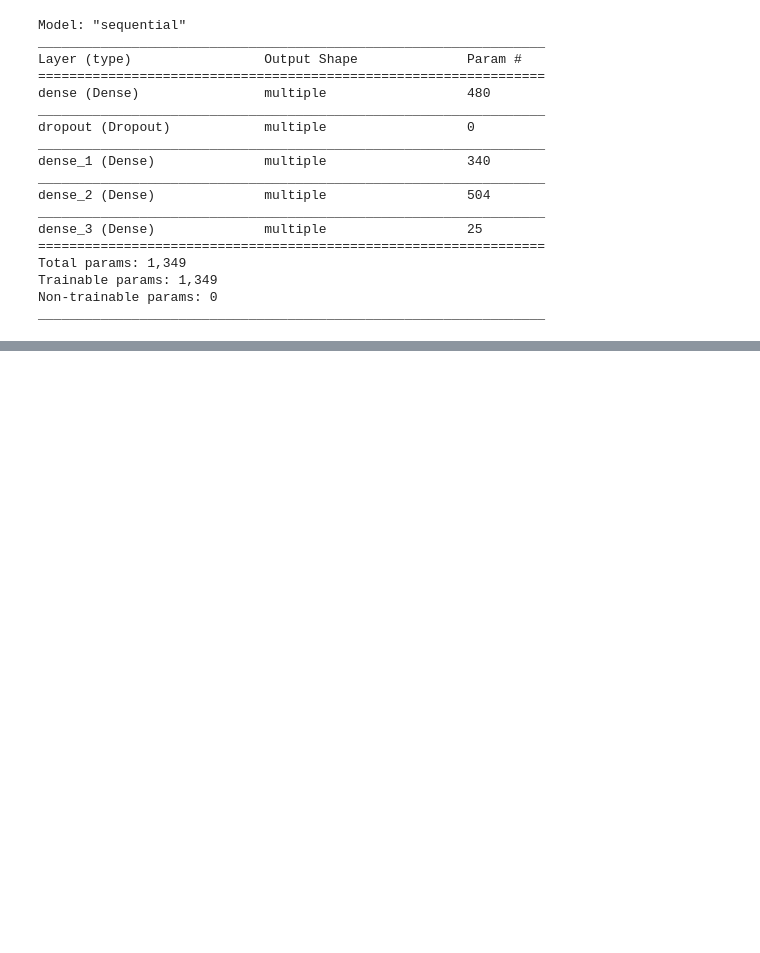
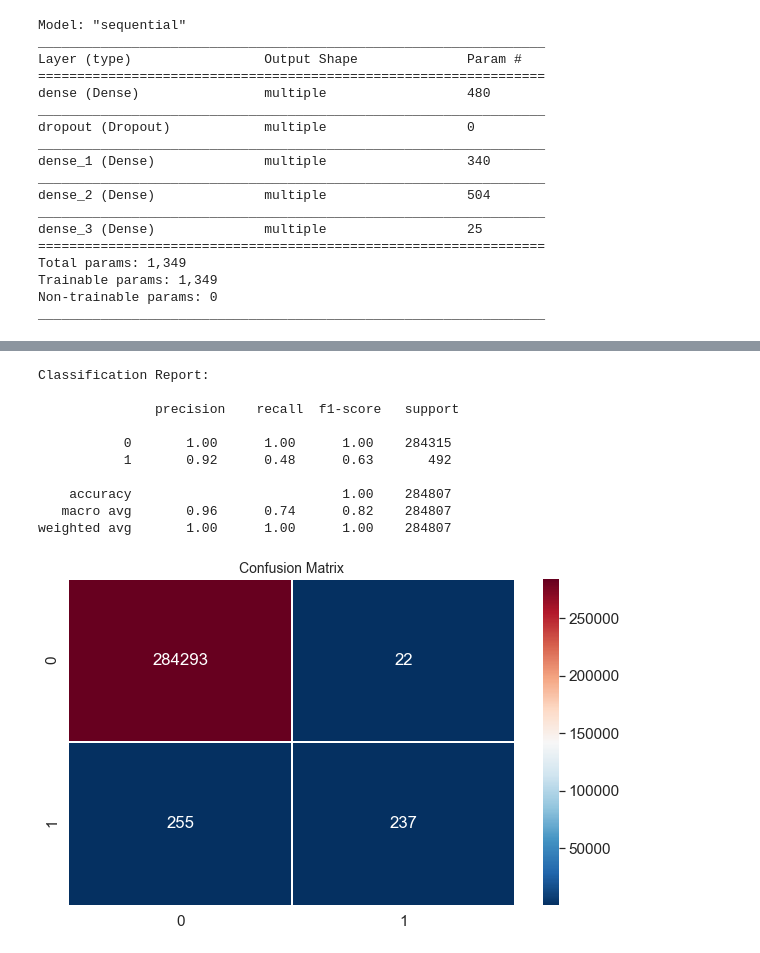
Before and after one commit to vishwasbasotra/Credit-Card-Fraud-Detection, a Jupyter notebook: Artificial Neural Network.ipynb, the cells around one changed output, grey strips where cells are left out. Drawn from its saved outputs; the diff is of its cells as text; code cells hidden in the pictures; blank space fills up the shorter version.

```diff
--- a/Artificial Neural Network.ipynb
+++ b/Artificial Neural Network.ipynb
@@ -234,0 +273,28 @@ _________________________________________________________________
+# %%
+y_pred = ann.predict(X)
+y_pred = (y_pred > 0.5)
+# %%
+cm = confusion_matrix(y, y_pred)
+print('Classification Report: \n\n',classification_report(y, y_pred))
+plt.figure(figsize=(10,6))
+sns.set(font_scale=1.4)
+sns.heatmap(cm,
+            linewidths=.5,
+            annot=True,
+            fmt='g',
+            cmap="RdBu_r"
+           )
+plt.title('Confusion Matrix', fontsize=14)
+plt.show()
+# %% [output]
+Classification Report:
+
+               precision    recall  f1-score   support
+
+           0       1.00      1.00      1.00    284315
+           1       0.92      0.48      0.63       492
+
+    accuracy                           1.00    284807
+   macro avg       0.96      0.74      0.82    284807
+weighted avg       1.00      1.00      1.00    284807
+[figure, added]
```
Also changed, not shown: parts of 5 cells of this notebook.
